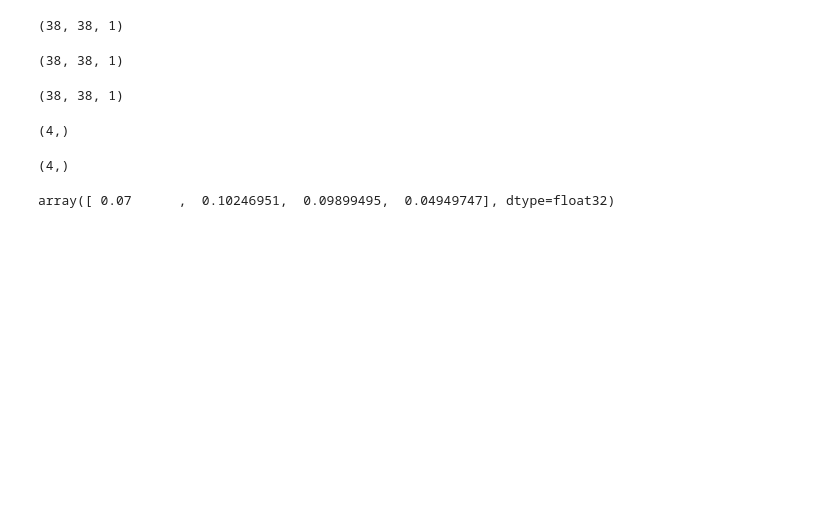
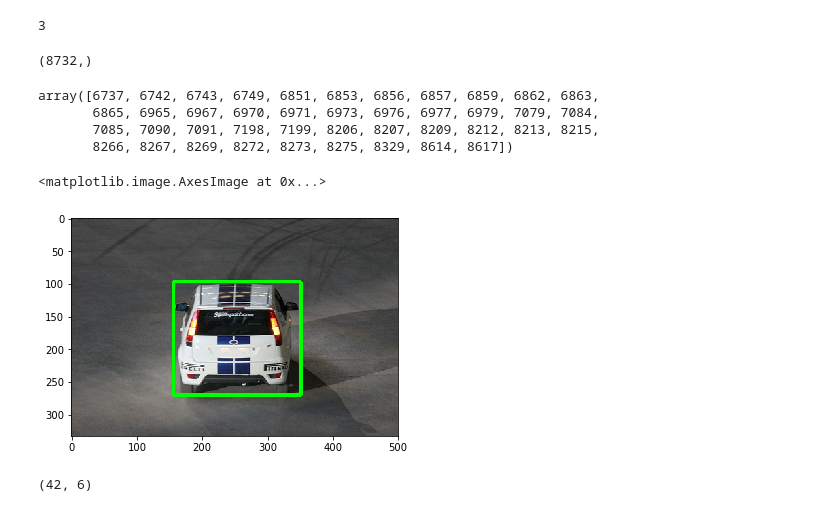
Before and after one commit to JesseYang/SSD, a Jupyter notebook: test_anchors.ipynb, the cells around one changed output. Cells and saved outputs as stored; diff of their text form; code cells hidden in the pictures; blank space fills up the shorter version.

```diff
--- a/test_anchors.ipynb
+++ b/test_anchors.ipynb
@@ -18,0 +16,3 @@ x = np.expand_dims(x, axis=-1)
+# %%
+img = misc.imread("voc/VOCdevkit/VOC2007/JPEGImages/000012.jpg")
+height, width, _ = img.shape
@@ -18,0 +24,8 @@ x = np.expand_dims(x, axis=-1)
+# %%
+len(pb)
+# %% [output]
+3
+# %%
+pb[1].shape
+# %% [output]
+(8732,)
@@ -18,0 +34,7 @@ x = np.expand_dims(x, axis=-1)
+# %%
+anchor_idx_ary
+# %% [output]
+array([6737, 6742, 6743, 6749, 6851, 6853, 6856, 6857, 6859, 6862, 6863,
+       6865, 6965, 6967, 6970, 6971, 6973, 6976, 6977, 6979, 7079, 7084,
+       7085, 7090, 7091, 7198, 7199, 8206, 8207, 8209, 8212, 8213, 8215,
+       8266, 8267, 8269, 8272, 8273, 8275, 8329, 8614, 8617])
@@ -19,4 +44,21 @@ x = np.expand_dims(x, axis=-1)
+# %%
+# draw the gt box
+anchor_img = np.copy(img)
+xmin = 156
+ymin = 97
+xmax = 351
+ymax = 270
+anchor_img = cv2.rectangle(anchor_img,
+                           (int(xmin), int(ymin)),
+                           (int(xmax), int(ymax)),
+                           (0, 255, 0),
+                           3)
+# %%
+plt.imshow(anchor_img)
+# %% [output]
+<matplotlib.image.AxesImage at 0x...>
+[figure, added]
 # %%
-y.shape
+anchor_ary.shape
 # %% [output]
-(38, 38, 1)
+(42, 6)
@@ -38,20 +64,0 @@ y.shape
-# %%
-y.shape
-# %% [output]
-(38, 38, 1)
-# %%
-x.shape
-# %% [output]
-(38, 38, 1)
-# %%
-w.shape
-# %% [output]
-(4,)
-# %%
-h.shape
-# %% [output]
-(4,)
-# %%
-w
-# %% [output]
-array([ 0.07      ,  0.10246951,  0.09899495,  0.04949747], dtype=float32)
```
Also changed, not shown: parts of 19 cells of this notebook, 1 other file.
